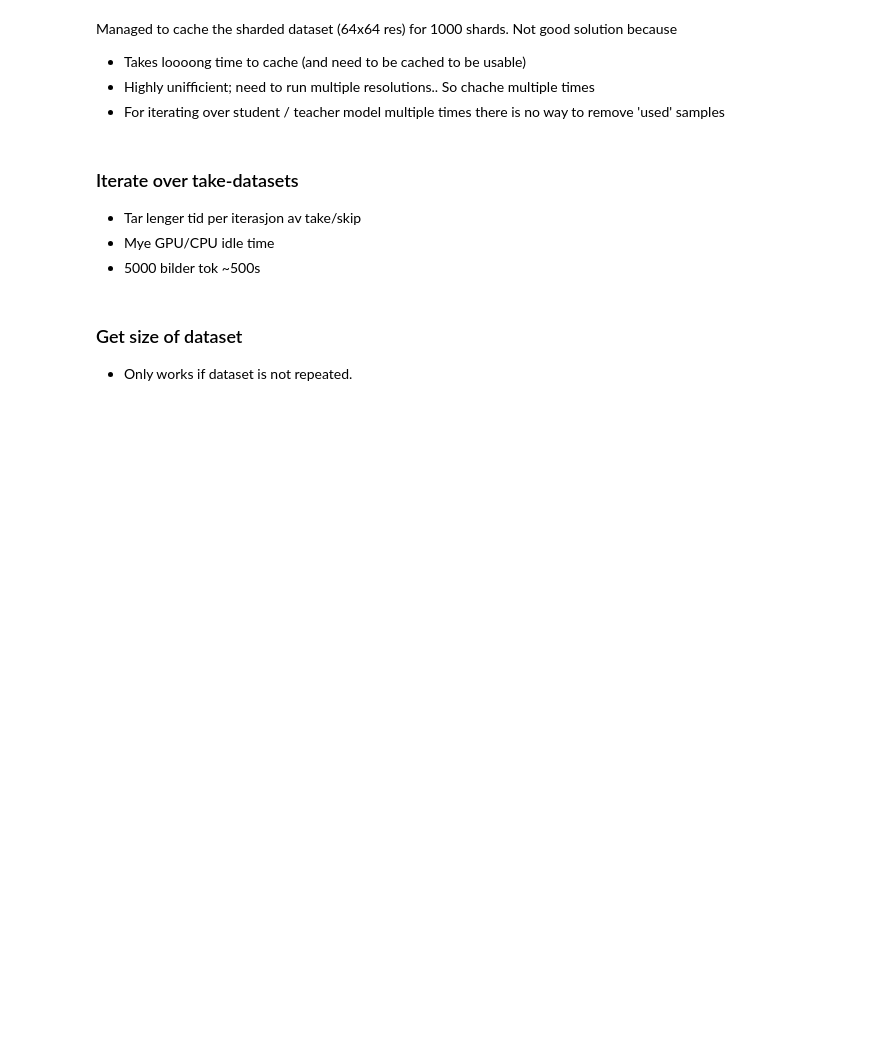
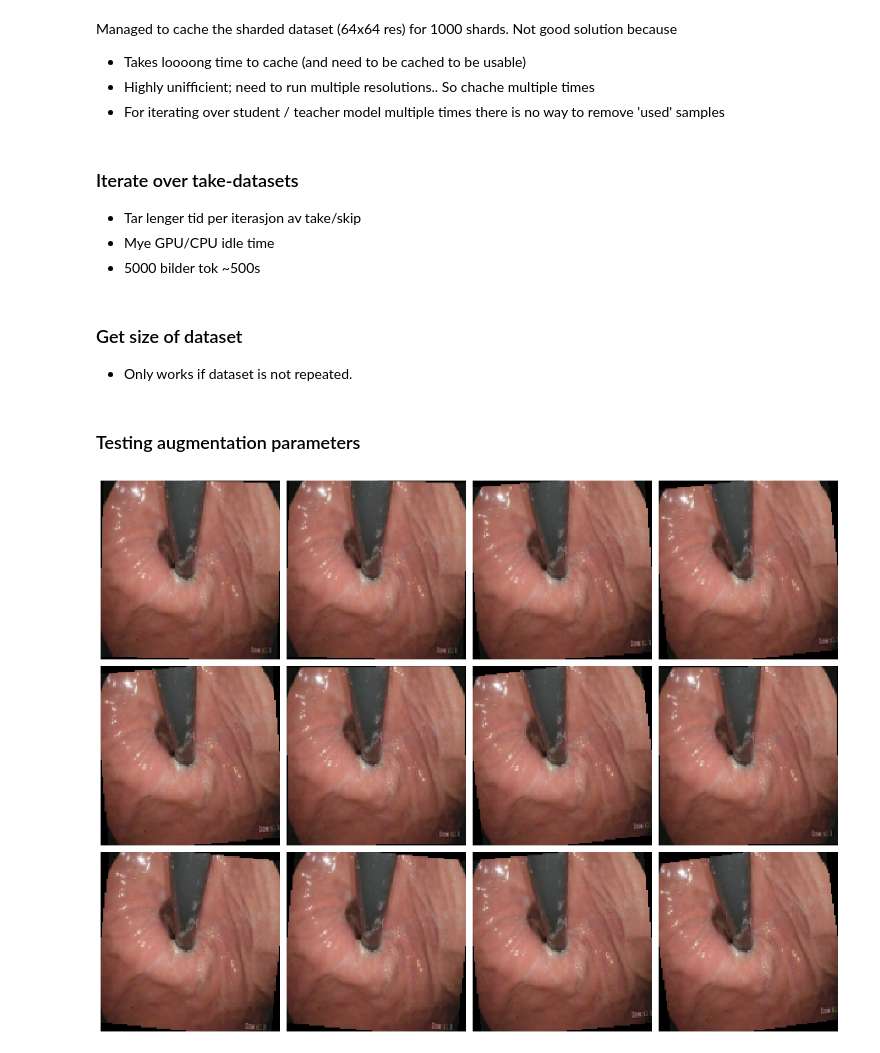
Before and after one commit to henriklg/teacher-student-framework, a Jupyter notebook: code/testing/scraps.ipynb, the cells around one changed output. Saved outputs shown, nothing was run; the diff lists cells and outputs as text; code cells hidden in the pictures; blank space fills up the shorter version.

Commit message:
added cell with augmentation testing

```diff
--- a/code/testing/scraps.ipynb
+++ b/code/testing/scraps.ipynb
@@ -256,3 +256,18 @@ print ("Added", new_samples_counter, "new samples to the training dataset")
 # %%
 def get_size(ds):
     return tf.data.experimental.cardinality(ds).numpy()
+# %% [markdown]
+### Testing augmentation parameters
+# %%
+## Test augmentation
+from pipeline import augment_ds
+conf["augment"] = ["dcrop","dflip","dbrightness","dsaturation","dcontrast","rotate"]
+conf["aug_mult"] = 0.2   # 0 - no aug | 1.0 full aug
+
+dataset = clean_train.take(1).cache().repeat(30)
+dataset = augment_ds(dataset, conf, tf.data.experimental.AUTOTUNE)
+dataset = dataset.batch(30)
+
+checkout_dataset(dataset)
+# %% [output]
+[figure, added]
```
